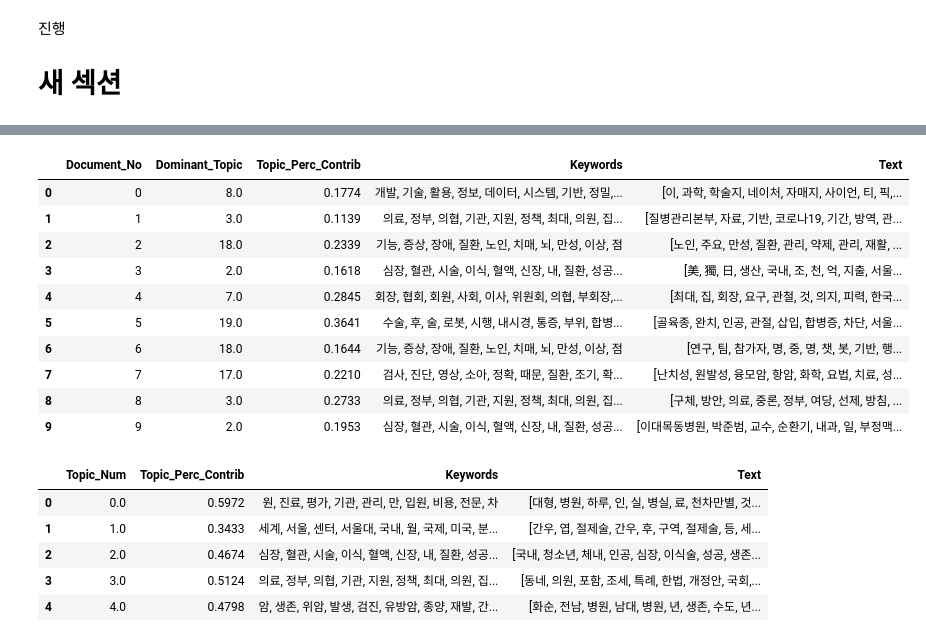
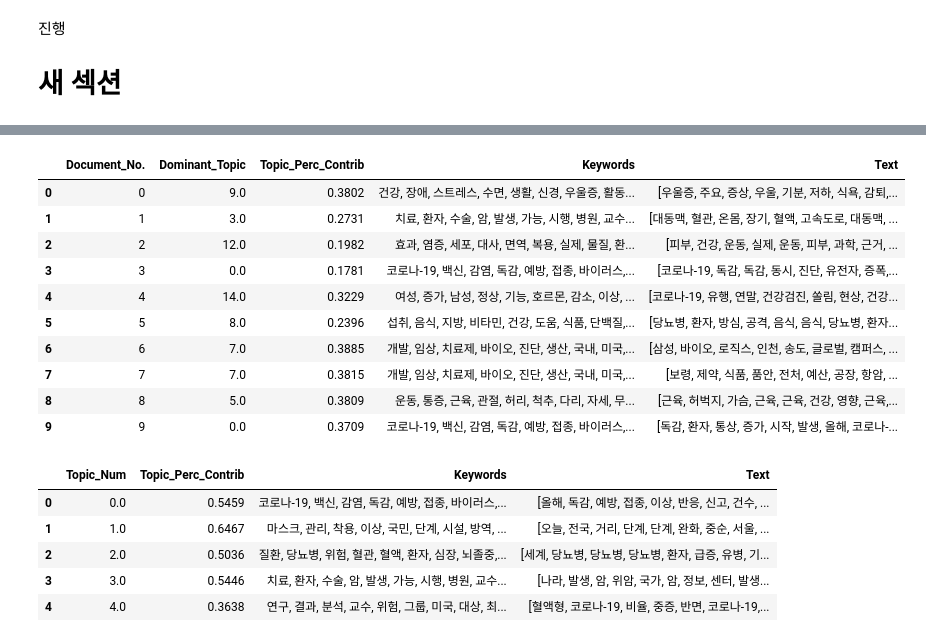
Before and after one commit to CSID-DGU/2020-2-OSSP1-WhatsUp-5, a Jupyter notebook: text_mining/Trend_Analysis.ipynb, the cells around one changed output, grey strips where cells are left out. Saved outputs shown, nothing was run; the diff lists cells and outputs as text; code cells hidden in the pictures.

Commit message:
Update Trend_Analysis.ipynb
(0) Error Recovery
(1) Optimize the number of topics
(2) Improves synonym dictionary speed
(3) Add Data Set
(4) Add Stop Word
(5) Add Temp Article Dataset(for test)

```diff
--- a/text_mining/Trend_Analysis.ipynb
+++ b/text_mining/Trend_Analysis.ipynb
@@ -215,0 +239,33 @@ ldamallet = gensim.models.wrappers.LdaMallet(mallet_path, corpus=corpus, num_top
+# %%
+#최적의 토픽 수를 찾기 위해 여러 토픽 수로 일관성을 계산하고 비교
+def compute_coherence_values(mallet_path, id2word, corpus, texts, limit, start=8, step=2,):
+    coherence_values = []
+    model_list = []
+    topic_cnt = 0
+
+    for num_topics in tqdm(range(start, limit, step)):
+        model = gensim.models.wrappers.LdaMallet(mallet_path, corpus=corpus, num_topics=num_topics, id2word=id2word)
+        model_list.append(model)
+        coherencemodel = CoherenceModel(model=model, texts=texts, dictionary=id2word, coherence='c_v')
+        coherence_values.append(coherencemodel.get_coherence())
+
+    for idx, value in enumerate(coherence_values[1:]):
+        if coherence_values[topic_cnt] < value:
+            topic_cnt = idx
+        else:
+            break
+
+    return model_list, coherence_values, topic_cnt
+# %%
+model_list, coherence_values, topic_idx = compute_coherence_values(mallet_path=mallet_path ,id2word=id2word,
+                                                        corpus=corpus, texts=texts,
+                                                        start=6, limit=31, step=3)
+# %%
+# 일관성 점수 그래프 보기
+limit=31; start=6; step=3;
+x = range(start, limit, step)
+plt.plot(x, coherence_values)
+plt.xlabel("Topic Number")
+plt.ylabel("Coherence")
+plt.legend(("coherence_values"), loc='best')
+plt.show()
@@ -216,3 +274,5 @@ ldamallet = gensim.models.wrappers.LdaMallet(mallet_path, corpus=corpus, num_top
+# %%
+ldamallet = model_list[topic_idx]
 # %%
 pprint(ldamallet.show_topics(formatted=False))
 # %% [output]
@@ -353,46 +412,48 @@ lda_inform
 # %%
+# 각 Document의 topic
+
 def format_topics_sentences(ldamodel=ldamallet, corpus=corpus, texts=texts):
 # Init output
     sent_topics_df = pd.DataFrame()
 
     # Get main topic in each document
     for i, row in enumerate(ldamodel[corpus]):
         row = sorted(row, key=lambda x: (x[1]), reverse=True)
         # Get the Dominant topic, Perc Contribution and Keywords for each document
         for j, (topic_num, prop_topic) in enumerate(row):
             if j == 0: # => dominant topic
                 wp = ldamodel.show_topic(topic_num)
                 topic_keywords = ", ".join([word for word, prop in wp])
                 sent_topics_df = sent_topics_df.append(pd.Series([int(topic_num), round(prop_topic,4), topic_keywords]), ignore_index=True)
             else:
                 break
     sent_topics_df.columns = ['Dominant_Topic', 'Perc_Contribution', 'Topic_Keywords']
 
     # Add original text to the end of the output
     contents = pd.Series(texts)
     sent_topics_df = pd.concat([sent_topics_df, contents], axis=1)
     return(sent_topics_df)
 
 df_topic_sents_keywords = format_topics_sentences(ldamodel=ldamallet, corpus=corpus, texts=texts)
 
 # Format
 df_dominant_topic = df_topic_sents_keywords.reset_index()
-df_dominant_topic.columns = ['Document_No', 'Dominant_Topic', 'Topic_Perc_Contrib', 'Keywords', 'Text']
+df_dominant_topic.columns = ['Document_No.', 'Dominant_Topic', 'Topic_Perc_Contrib', 'Keywords', 'Text']
 
 # Show
 df_dominant_topic.head(10)
 # %% [output]
-|  | Document_No | Dominant_Topic | Topic_Perc_Contrib | Keywords | Text |
-| 0 | 0 | 8.0 | 0.1774 | 개발, 기술, 활용, 정보, 데이터, 시스템, 기반, 정밀,... | [이, 과학, 학술지, 네이처, 자매지, 사이언, 티, 픽,... |
-| 1 | 1 | 3.0 | 0.1139 | 의료, 정부, 의협, 기관, 지원, 정책, 최대, 의원, 집... | [질병관리본부, 자료, 기반, 코로나19, 기간, 방역, 관... |
-| 2 | 2 | 18.0 | 0.2339 | 기능, 증상, 장애, 질환, 노인, 치매, 뇌, 만성, 이상, 점 | [노인, 주요, 만성, 질환, 관리, 약제, 관리, 재활, ... |
-| 3 | 3 | 2.0 | 0.1618 | 심장, 혈관, 시술, 이식, 혈액, 신장, 내, 질환, 성공... | [美, 獨, 日, 생산, 국내, 조, 천, 억, 지출, 서울... |
-| 4 | 4 | 7.0 | 0.2845 | 회장, 협회, 회원, 사회, 이사, 위원회, 의협, 부회장,... | [최대, 집, 회장, 요구, 관철, 것, 의지, 피력, 한국... |
-| 5 | 5 | 19.0 | 0.3641 | 수술, 후, 술, 로봇, 시행, 내시경, 통증, 부위, 합병... | [골육종, 완치, 인공, 관절, 삽입, 합병증, 차단, 서울... |
-| 6 | 6 | 18.0 | 0.1644 | 기능, 증상, 장애, 질환, 노인, 치매, 뇌, 만성, 이상, 점 | [연구, 팀, 참가자, 명, 중, 명, 챗, 봇, 기반, 행... |
-| 7 | 7 | 17.0 | 0.2210 | 검사, 진단, 영상, 소아, 정확, 때문, 질환, 조기, 확... | [난치성, 원발성, 융모암, 항암, 화학, 요법, 치료, 성... |
-| 8 | 8 | 3.0 | 0.2733 | 의료, 정부, 의협, 기관, 지원, 정책, 최대, 의원, 집... | [구체, 방안, 의료, 중론, 정부, 여당, 선제, 방침, ... |
-| 9 | 9 | 2.0 | 0.1953 | 심장, 혈관, 시술, 이식, 혈액, 신장, 내, 질환, 성공... | [이대목동병원, 박준범, 교수, 순환기, 내과, 일, 부정맥... |
+|  | Document_No. | Dominant_Topic | Topic_Perc_Contrib | Keywords | Text |
+| 0 | 0 | 9.0 | 0.3802 | 건강, 장애, 스트레스, 수면, 생활, 신경, 우울증, 활동... | [우울증, 주요, 증상, 우울, 기분, 저하, 식욕, 감퇴,... |
+| 1 | 1 | 3.0 | 0.2731 | 치료, 환자, 수술, 암, 발생, 가능, 시행, 병원, 교수... | [대동맥, 혈관, 온몸, 장기, 혈액, 고속도로, 대동맥, ... |
+| 2 | 2 | 12.0 | 0.1982 | 효과, 염증, 세포, 대사, 면역, 복용, 실제, 물질, 환... | [피부, 건강, 운동, 실제, 운동, 피부, 과학, 근거, ... |
+| 3 | 3 | 0.0 | 0.1781 | 코로나-19, 백신, 감염, 독감, 예방, 접종, 바이러스,... | [코로나-19, 독감, 독감, 동시, 진단, 유전자, 증폭,... |
+| 4 | 4 | 14.0 | 0.3229 | 여성, 증가, 남성, 정상, 기능, 호르몬, 감소, 이상, ... | [코로나-19, 유행, 연말, 건강검진, 쏠림, 현상, 건강... |
+| 5 | 5 | 8.0 | 0.2396 | 섭취, 음식, 지방, 비타민, 건강, 도움, 식품, 단백질,... | [당뇨병, 환자, 방심, 공격, 음식, 음식, 당뇨병, 환자... |
+| 6 | 6 | 7.0 | 0.3885 | 개발, 임상, 치료제, 바이오, 진단, 생산, 국내, 미국,... | [삼성, 바이오, 로직스, 인천, 송도, 글로벌, 캠퍼스, ... |
+| 7 | 7 | 7.0 | 0.3815 | 개발, 임상, 치료제, 바이오, 진단, 생산, 국내, 미국,... | [보령, 제약, 식품, 품안, 전처, 예산, 공장, 항암, ... |
+| 8 | 8 | 5.0 | 0.3809 | 운동, 통증, 근육, 관절, 허리, 척추, 다리, 자세, 무... | [근육, 허벅지, 가슴, 근육, 근육, 건강, 영향, 근육,... |
+| 9 | 9 | 0.0 | 0.3709 | 코로나-19, 백신, 감염, 독감, 예방, 접종, 바이러스,... | [독감, 환자, 통상, 증가, 시작, 발생, 올해, 코로나-... |
 # %%
 # Group top 5 sentences under each topic
 sent_topics_sorteddf_mallet = pd.DataFrame()
@@ -411,14 +472,14 @@ sent_topics_sorteddf_mallet.reset_index(drop=True, inplace=True)
 sent_topics_sorteddf_mallet.columns = ['Topic_Num', "Topic_Perc_Contrib", "Keywords", "Text"]
 
 # Show
-sent_topics_sorteddf_mallet.head()
+sent_topics_sorteddf_mallet.head(5)
 # %% [output]
 |  | Topic_Num | Topic_Perc_Contrib | Keywords | Text |
-| 0 | 0.0 | 0.5972 | 원, 진료, 평가, 기관, 관리, 만, 입원, 비용, 전문, 차 | [대형, 병원, 하루, 인, 실, 병실, 료, 천차만별, 것... |
-| 1 | 1.0 | 0.3433 | 세계, 서울, 센터, 서울대, 국내, 월, 국제, 미국, 분... | [간우, 엽, 절제술, 간우, 후, 구역, 절제술, 등, 세... |
-| 2 | 2.0 | 0.4674 | 심장, 혈관, 시술, 이식, 혈액, 신장, 내, 질환, 성공... | [국내, 청소년, 체내, 인공, 심장, 이식술, 성공, 생존... |
-| 3 | 3.0 | 0.5124 | 의료, 정부, 의협, 기관, 지원, 정책, 최대, 의원, 집... | [동네, 의원, 포함, 조세, 특례, 한법, 개정안, 국회,... |
-| 4 | 4.0 | 0.4798 | 암, 생존, 위암, 발생, 검진, 유방암, 종양, 재발, 간... | [화순, 전남, 병원, 남대, 병원, 년, 생존, 수도, 년... |
+| 0 | 0.0 | 0.5459 | 코로나-19, 백신, 감염, 독감, 예방, 접종, 바이러스,... | [올해, 독감, 예방, 접종, 이상, 반응, 신고, 건수, ... |
+| 1 | 1.0 | 0.6467 | 마스크, 관리, 착용, 이상, 국민, 단계, 시설, 방역, ... | [오늘, 전국, 거리, 단계, 단계, 완화, 중순, 서울, ... |
+| 2 | 2.0 | 0.5036 | 질환, 당뇨병, 위험, 혈관, 혈액, 환자, 심장, 뇌졸중,... | [세계, 당뇨병, 당뇨병, 당뇨병, 환자, 급증, 유병, 기... |
+| 3 | 3.0 | 0.5446 | 치료, 환자, 수술, 암, 발생, 가능, 시행, 병원, 교수... | [나라, 발생, 암, 위암, 국가, 암, 정보, 센터, 발생... |
+| 4 | 4.0 | 0.3638 | 연구, 결과, 분석, 교수, 위험, 그룹, 미국, 대상, 최... | [혈액형, 코로나-19, 비율, 중증, 반면, 코로나-19,... |
 # %%
 # Number of Documents for Each Topic
 topic_counts = df_topic_sents_keywords['Dominant_Topic'].value_counts()
```
Also changed, not shown: parts of 19 cells of this notebook.
